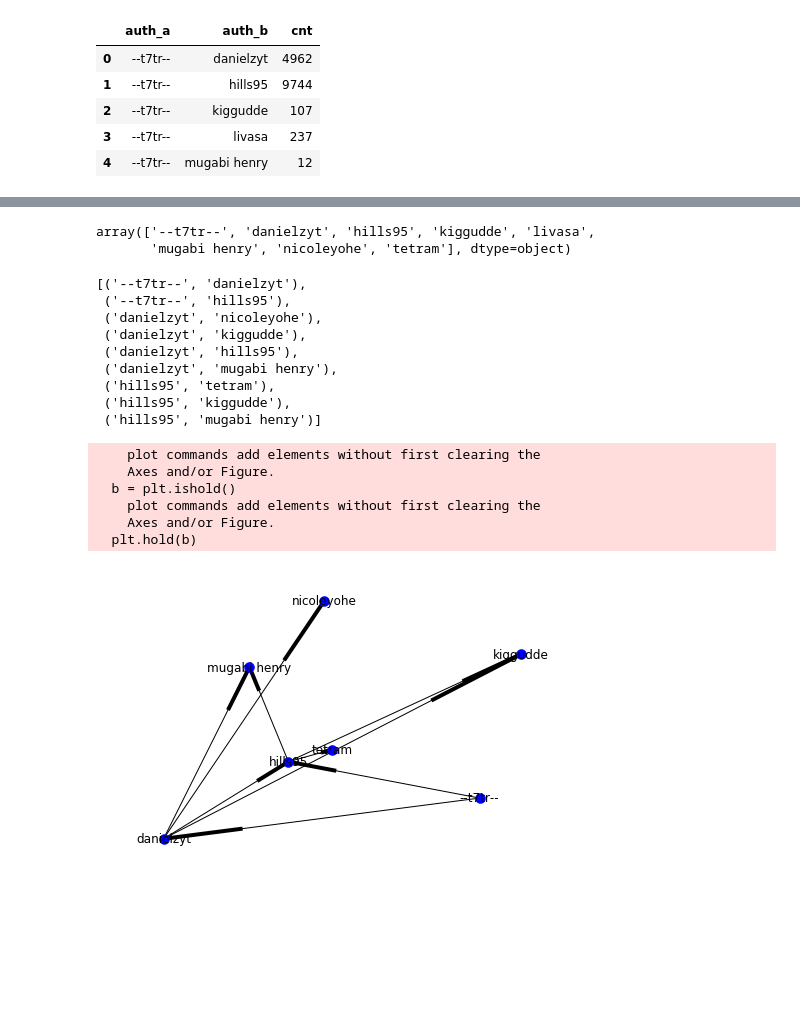
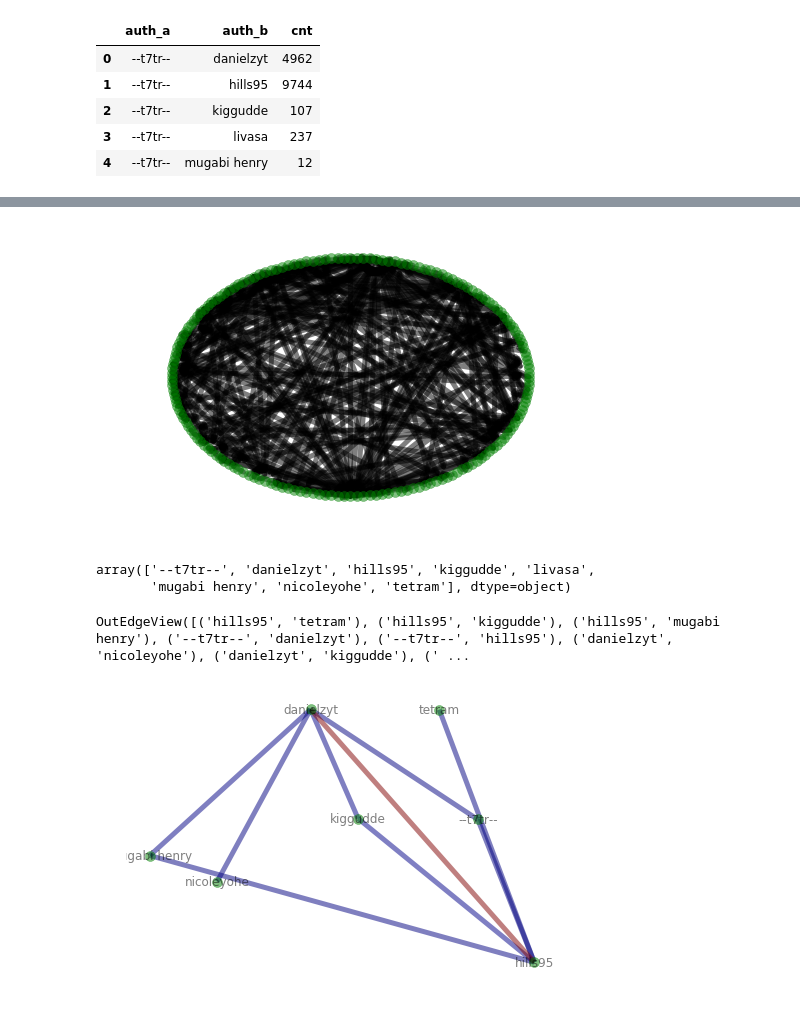
Before and after one commit to cgels/YouthmapperSocialNetworkAnalytics, a Jupyter notebook: DATA 451 Capstone NetworkX.ipynb, the cells around one changed output, grey strips where cells are left out. Cells and saved outputs as stored; diff of their text form; code cells hidden in the pictures; blank space fills up the shorter version.

```diff
--- a/DATA 451 Capstone NetworkX.ipynb
+++ b/DATA 451 Capstone NetworkX.ipynb
@@ -41,13 +41,14 @@ edge_tuples = [tuple(x) for x in edges.values
                if x[-1] > 1000]
 # %%
 G.add_weighted_edges_from(edge_tuples)
+# %%
+options = {
+    "node_color": "green",
+    "node_size": 100,
+    "width": 5,
+    "alpha": 0.5
+}
 # %%
-options = {
-    "node_color": "blue",
-    "node_size": 100,
-    "width": 1
-}
-
 nx.draw_random(G, **options, with_labels = True)
-plt.savefig("full_user_network.png")
+#plt.savefig("full_user_network.png")
 # %% [output]
@@ -81,8 +72,12 @@ nx.draw_spectral(G, **options)
+# %%
+nx.draw_shell(G, **options)
+# %% [output]
+[figure, added]
 # %%
 auth_a1_net = edges.loc[edges.auth_a == "--t7tr--",
                        edges.columns[:2]]
 # %%
-auth_a1_nodes = (auth_a_net.auth_a.append(auth_a_net.auth_b)).unique()
+auth_a1_nodes = (auth_a1_net.auth_a.append(auth_a1_net.auth_b)).unique()
 # %%
 auth_a1_nodes
 # %% [output]
@@ -93,23 +88,16 @@ sub_G = G.subgraph(auth_a1_nodes)
 # %%
 sub_G.edges()
 # %% [output]
-[('--t7tr--', 'danielzyt'),
- ('--t7tr--', 'hills95'),
- ('danielzyt', 'nicoleyohe'),
- ('danielzyt', 'kiggudde'),
- ('danielzyt', 'hills95'),
- ('danielzyt', 'mugabi henry'),
- ('hills95', 'tetram'),
- ('hills95', 'kiggudde'),
- ('hills95', 'mugabi henry')]
+OutEdgeView([('hills95', 'tetram'), ('hills95', 'kiggudde'), ('hills95', 'mugabi henry'), ('--t7tr--', 'danielzyt'), ('--t7tr--', 'hills95'), ('danielzyt', 'nicoleyohe'), ('danielzyt', 'kiggudde'), (' ...
+# %%
+sub_G_edges, sub_G_weights = zip(*nx.get_edge_attributes(sub_G,'weight').items())
 # %%
-nx.draw_random(sub_G, **options, with_labels = True)
-plt.savefig("subgraph_with_--t7tr--.png")
+nx.draw_random(sub_G, **options,
+               with_labels = True,
+               edgelist = sub_G_edges,
+               edge_color = sub_G_weights,
+               edge_cmap = plt.cm.jet,
+               arrows = False)
+#plt.savefig("subgraph_with_--t7tr--.png")
 # %% [output]
-    plot commands add elements without first clearing the
-    Axes and/or Figure.
-  b = plt.ishold()
-    plot commands add elements without first clearing the
-    Axes and/or Figure.
-  plt.hold(b)
-[figure, old version]
+[figure, new version]
```
Also changed, not shown: parts of 5 cells of this notebook.
